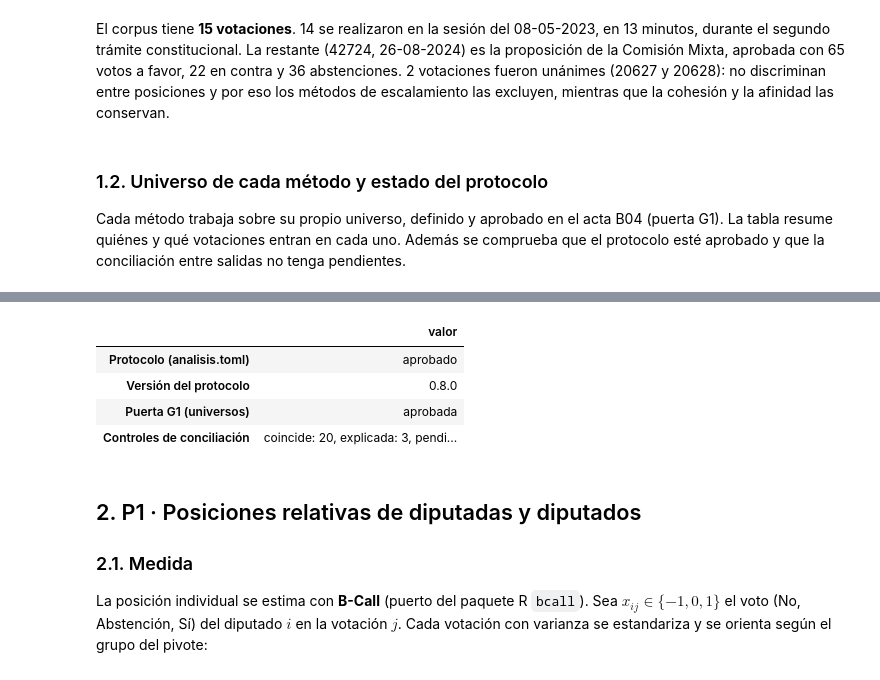
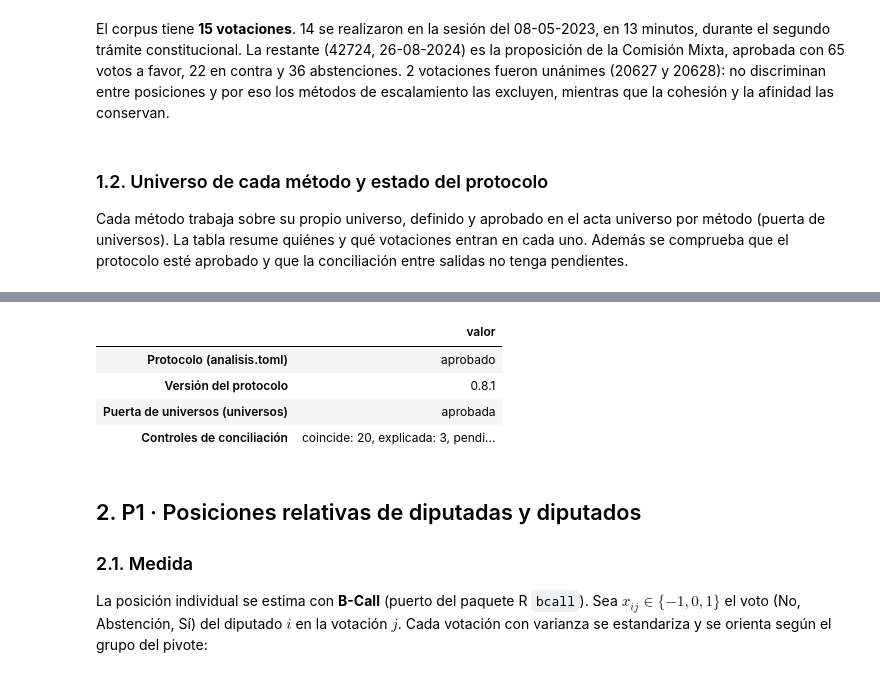
Before and after one commit to joserodriguezc/grupo_1_programacion_ciencia_datos, a Jupyter notebook: F4/notebooks/F4_06_comunicacion.ipynb, the cells around one changed output, grey strips where cells are left out. Saved outputs shown, nothing was run; the diff lists cells and outputs as text; code cells hidden in the pictures.

```diff
--- a/F4/notebooks/F4_06_comunicacion.ipynb
+++ b/F4/notebooks/F4_06_comunicacion.ipynb
@@ -267,7 +267,7 @@ texto(
 El corpus tiene **15 votaciones**. 14 se realizaron en la sesión del 08-05-2023, en 13 minutos, durante el segundo trámite constitucional. La restante (42724, 26-08-2024) es la proposición de la Comisión Mixta, aprobada con 65 votos a favor, 22 en contra y 36 abstenciones. 2 votaciones fueron unánimes (20627 y 20628): no discriminan entre posiciones y por eso los métodos de escalamiento las excluyen, mientras que la cohesión y la afinidad las conservan.
 # %% [markdown]
 ### 1.2. Universo de cada método y estado del protocolo
-Cada método trabaja sobre su propio universo, definido y aprobado en el acta B04 (puerta G1).
+Cada método trabaja sobre su propio universo, definido y aprobado en el acta universo por método (puerta de universos).
 La tabla resume quiénes y qué votaciones entran en cada uno. Además se comprueba que el
 protocolo esté aprobado y que la conciliación entre salidas no tenga pendientes.
 # %%
@@ -275,37 +275,37 @@ universo = pd.read_csv(rutas['universo']).set_index('metodo')
 columnas_universo = ['rol', 'unidad', 'n_corpus', 'n_incluidos', 'n_excluidos',
                      'motivos_exclusion', 'n_votaciones']
 display(universo[columnas_universo])
 
 decisiones = leer_json('decisiones')
 conciliacion = leer_json('conciliacion')
 estado_protocolo = pd.Series({
     'Protocolo (analisis.toml)': config['protocolo']['estado'],
     'Versión del protocolo': config['protocolo']['version'],
-    'Puerta G1 (universos)': decisiones['puertas']['G1']['estado'],
+    'Puerta de universos (universos)': decisiones['puertas']['universos']['estado'],
     'Controles de conciliación': ', '.join(f'{k}: {v}'
                                            for k, v in conciliacion['resumen'].items()),
 }, name='valor').to_frame()
 display(estado_protocolo)
 assert config['protocolo']['estado'] == 'aprobado'
-assert decisiones['puertas']['G1']['estado'] == 'aprobada'
+assert decisiones['puertas']['universos']['estado'] == 'aprobada'
 assert conciliacion['resumen']['pendiente'] == 0
 # %% [output]
 |  | rol | unidad | n_corpus | n_incluidos | n_excluidos | motivos_exclusion | n_votaciones |
 | metodo |  |  |  |  |  |  |  |
 | bcall_automatico | principal | diputado | 151 | 136 | 15 | PARTICIPACION_NO_SUPERA_UMBRAL:15 | 13 |
 | bcall_grupos_externos | complementario | diputado | 151 | 108 | 43 | SIN_CLUSTER:32|PARTICIPACION_NO_S... | 13 |
 | posicion_partido_votacion | principal | partido_x_votacion | 259 | 194 | 65 | DECISIONES_INSUFICIENTES_PARTIDO_... | 13 |
 | posicion_partidaria_P_p | principal | partido | 22 | 14 | 8 | VOTACIONES_INSUFICIENTES_PARA_PER... | 13 |
 | cohesion_ai_entropia | principal | partido_x_votacion | 298 | 207 | 91 | T_bajo_minimo:76|grupo_independie... | 15 |
 | cohesion_rice | principal | partido_x_votacion | 298 | 204 | 94 | T_bajo_minimo:76|grupo_independie... | 15 |
 | cohesion_resumen_partido | principal | partido | 23 | 14 | 9 | votaciones_validas_bajo_minimo:8|... | 15 |
 | afinidad_pares | auxiliar | par_de_diputados | 11325 | 9141 | 2184 | COVOTOS_INSUFICIENTES:1761|SIN_CO... | 15 |
 | clustering | contraste_descriptivo | diputado | 151 | 135 | 16 | COBERTURA_INSUFICIENTE:16 | 13 |
 | pca | contraste_descriptivo | diputado | 151 | 107 | 44 | CASO_INCOMPLETO:44 | 13 |
 |  | valor |
 | Protocolo (analisis.toml) | aprobado |
-| Versión del protocolo | 0.8.0 |
-| Puerta G1 (universos) | aprobada |
+| Versión del protocolo | 0.8.1 |
+| Puerta de universos (universos) | aprobada |
 | Controles de conciliación | coincide: 20, explicada: 3, pendi... |
 # %% [markdown]
 ## 2. P1 · Posiciones relativas de diputadas y diputados
```
Also changed, not shown: parts of 4 cells of this notebook, 29 other files.
